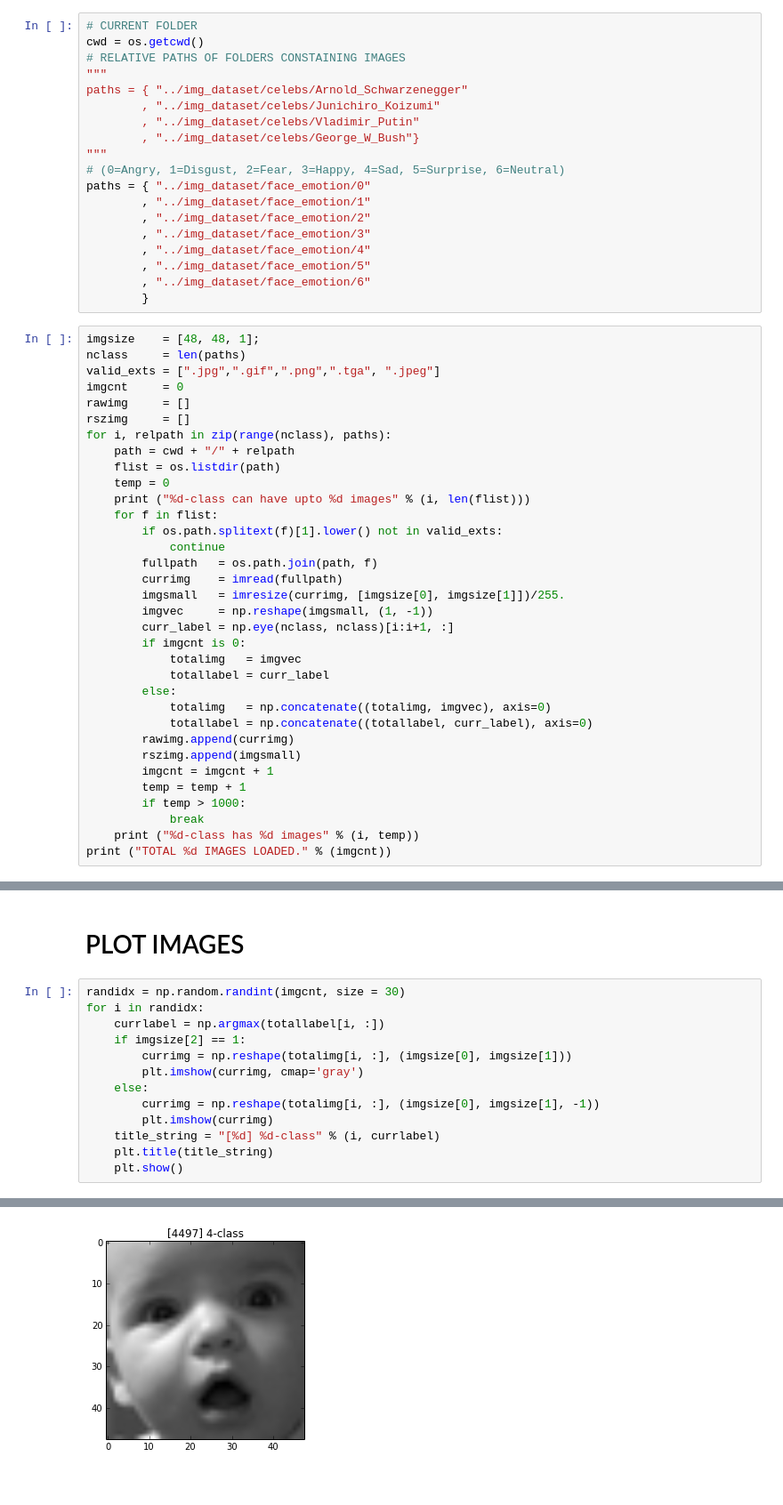
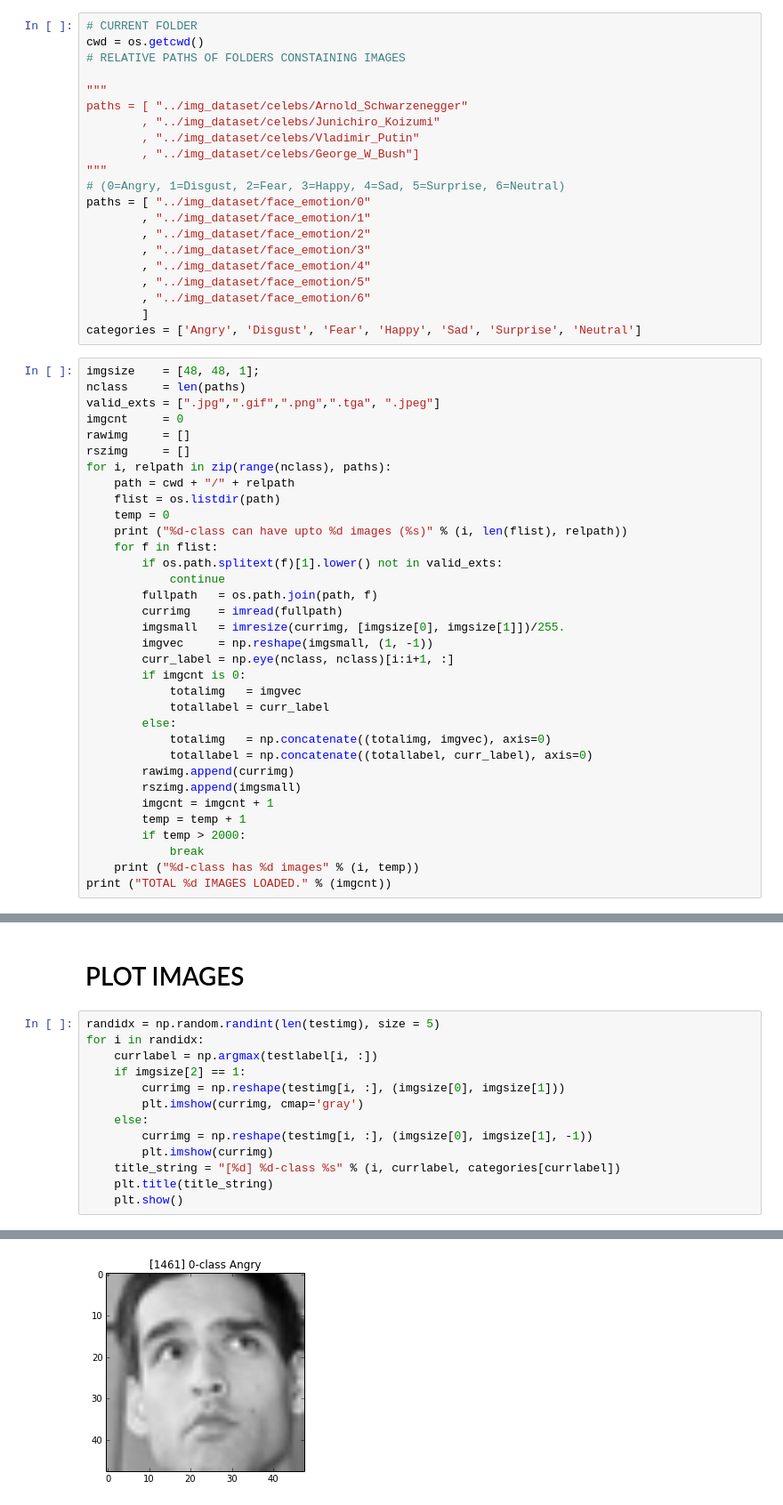
Before and after one commit to sjchoi86/face_recognition, a Jupyter notebook: code/1_load_faces.ipynb, the cells around one changed output, grey strips where cells are left out. Shown at 89% size. Drawn from its saved outputs; the diff is of its cells as text.

```diff
--- a/code/1_load_faces.ipynb
+++ b/code/1_load_faces.ipynb
@@ -16,21 +16,23 @@ PACKAGES LOADED
 # CURRENT FOLDER
 cwd = os.getcwd()
 # RELATIVE PATHS OF FOLDERS CONSTAINING IMAGES
+
 """
-paths = { "../img_dataset/celebs/Arnold_Schwarzenegger"
+paths = [ "../img_dataset/celebs/Arnold_Schwarzenegger"
         , "../img_dataset/celebs/Junichiro_Koizumi"
         , "../img_dataset/celebs/Vladimir_Putin"
-        , "../img_dataset/celebs/George_W_Bush"}
+        , "../img_dataset/celebs/George_W_Bush"]
 """
 # (0=Angry, 1=Disgust, 2=Fear, 3=Happy, 4=Sad, 5=Surprise, 6=Neutral)
-paths = { "../img_dataset/face_emotion/0"
+paths = [ "../img_dataset/face_emotion/0"
         , "../img_dataset/face_emotion/1"
         , "../img_dataset/face_emotion/2"
         , "../img_dataset/face_emotion/3"
         , "../img_dataset/face_emotion/4"
         , "../img_dataset/face_emotion/5"
         , "../img_dataset/face_emotion/6"
-        }
+        ]
+categories = ['Angry', 'Disgust', 'Fear', 'Happy', 'Sad', 'Surprise', 'Neutral']
 # %%
 imgsize    = [48, 48, 1];
 nclass     = len(paths)
@@ -42,7 +44,7 @@ for i, relpath in zip(range(nclass), paths):
     path = cwd + "/" + relpath
     flist = os.listdir(path)
     temp = 0
-    print ("%d-class can have upto %d images" % (i, len(flist)))
+    print ("%d-class can have upto %d images (%s)" % (i, len(flist), relpath))
     for f in flist:
         if os.path.splitext(f)[1].lower() not in valid_exts:
             continue
@@ -61,7 +63,7 @@ for i, relpath in zip(range(nclass), paths):
         rszimg.append(imgsmall)
         imgcnt = imgcnt + 1
         temp = temp + 1
-        if temp > 1000:
+        if temp > 2000:
             break
     print ("%d-class has %d images" % (i, temp))
 print ("TOTAL %d IMAGES LOADED." % (imgcnt))
@@ -127,16 +129,16 @@ DATA SAVED TO /home/enginius/github/face_recognition/code/data.npz
 # %% [markdown]
 # PLOT IMAGES
 # %%
-randidx = np.random.randint(imgcnt, size = 30)
+randidx = np.random.randint(len(testimg), size = 5)
 for i in randidx:
-    currlabel = np.argmax(totallabel[i, :])
+    currlabel = np.argmax(testlabel[i, :])
     if imgsize[2] == 1:
-        currimg = np.reshape(totalimg[i, :], (imgsize[0], imgsize[1]))
+        currimg = np.reshape(testimg[i, :], (imgsize[0], imgsize[1]))
         plt.imshow(currimg, cmap='gray')
     else:
-        currimg = np.reshape(totalimg[i, :], (imgsize[0], imgsize[1], -1))
+        currimg = np.reshape(testimg[i, :], (imgsize[0], imgsize[1], -1))
         plt.imshow(currimg)
-    title_string = "[%d] %d-class" % (i, currlabel)
+    title_string = "[%d] %d-class %s" % (i, currlabel, categories[currlabel])
     plt.title(title_string)
     plt.show()
 # %% [output]
@@ -146 +148 @@ for i in randidx:
-[figure, old version]
+[figure, new version]
```
Also changed, not shown: parts of 5 cells of this notebook, 2 other files.
